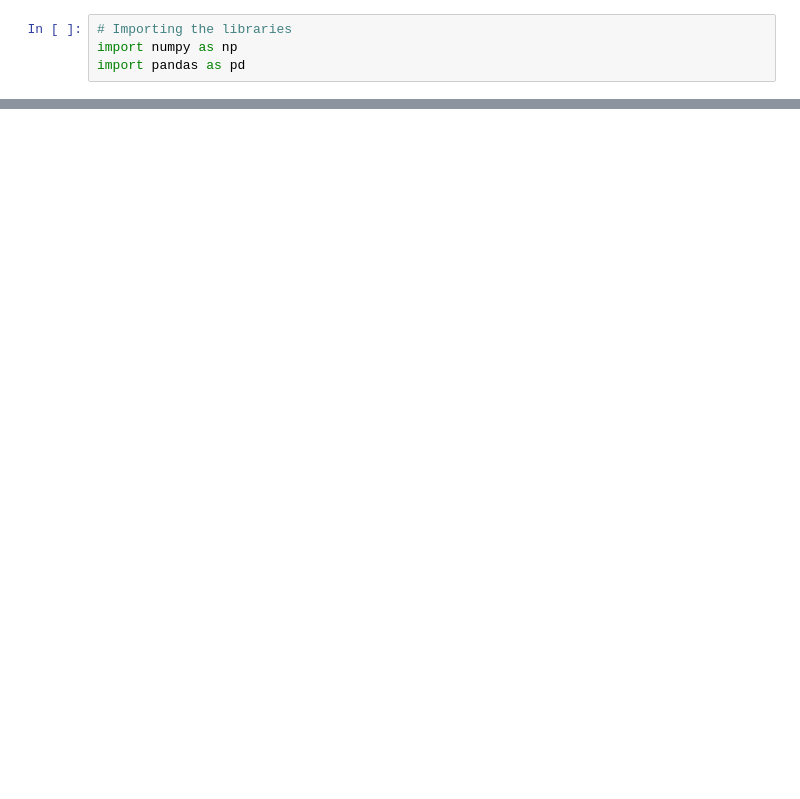
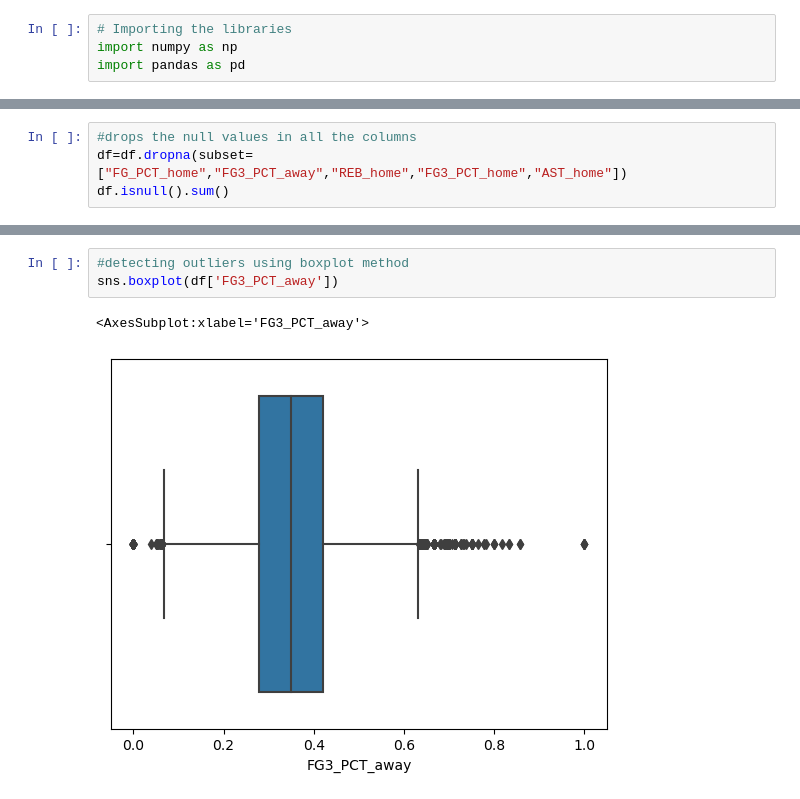
Before and after one commit to swethak2/NBA-games-data, a Jupyter notebook: NBA_games_data.ipynb, the cells around one changed output, grey strips where cells are left out. Saved outputs shown, nothing was run; the diff lists cells and outputs as text; blank space fills up the shorter version.

```diff
--- a/NBA_games_data.ipynb
+++ b/NBA_games_data.ipynb
@@ -133,0 +172,4 @@ dtype: object
+# %%
+#drops the null values in all the columns
+df=df.dropna(subset=["FG_PCT_home","FG3_PCT_away","REB_home","FG3_PCT_home","AST_home"])
+df.isnull().sum()
@@ -133,0 +267,6 @@ dtype: object
+# %%
+#detecting outliers using boxplot method
+sns.boxplot(df['FG3_PCT_away'])
+# %% [output]
+<AxesSubplot:xlabel='FG3_PCT_away'>
+[figure, added]
```
Also changed, not shown: parts of 37 cells of this notebook.
